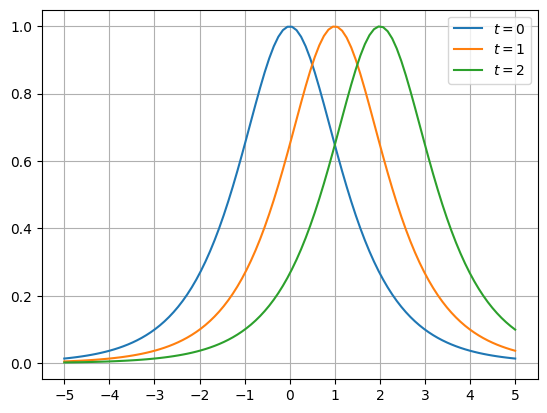
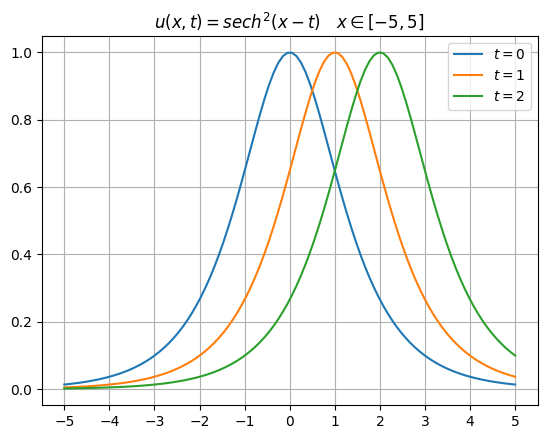
Unified diff of the notebook cell whose output changed from the first chart to the second:
--- before
+++ after
@@ -14,2 +14,3 @@
 plt.legend()
 plt.grid()
+plt.title("$u(x,t)=sech^2(x-t) \\quad x \\in [-5,5]$")

Commit: hw 1